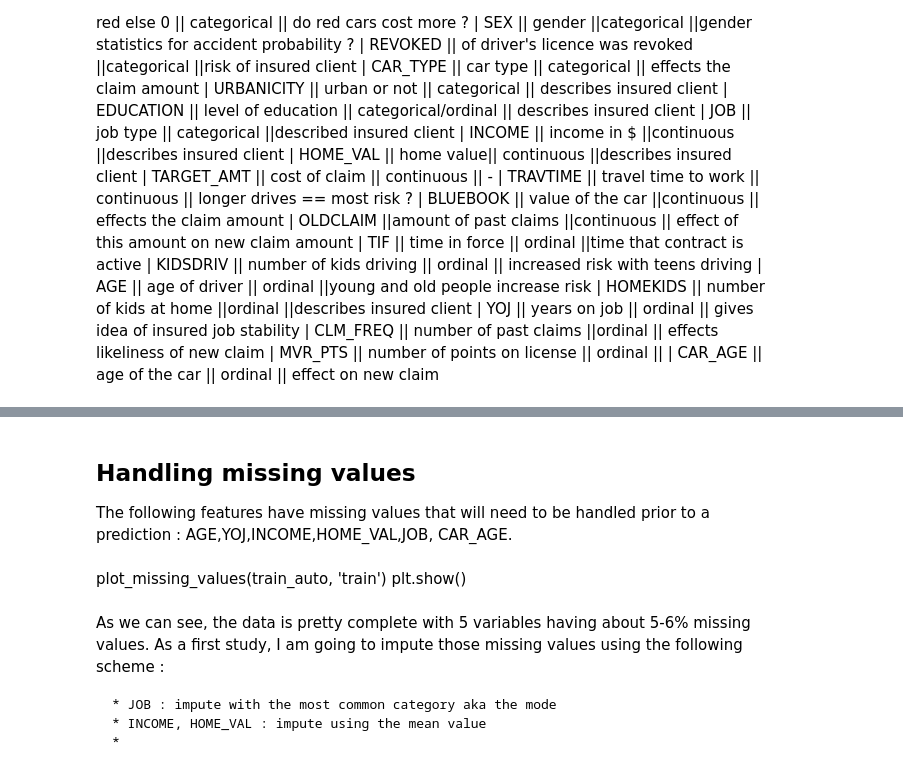
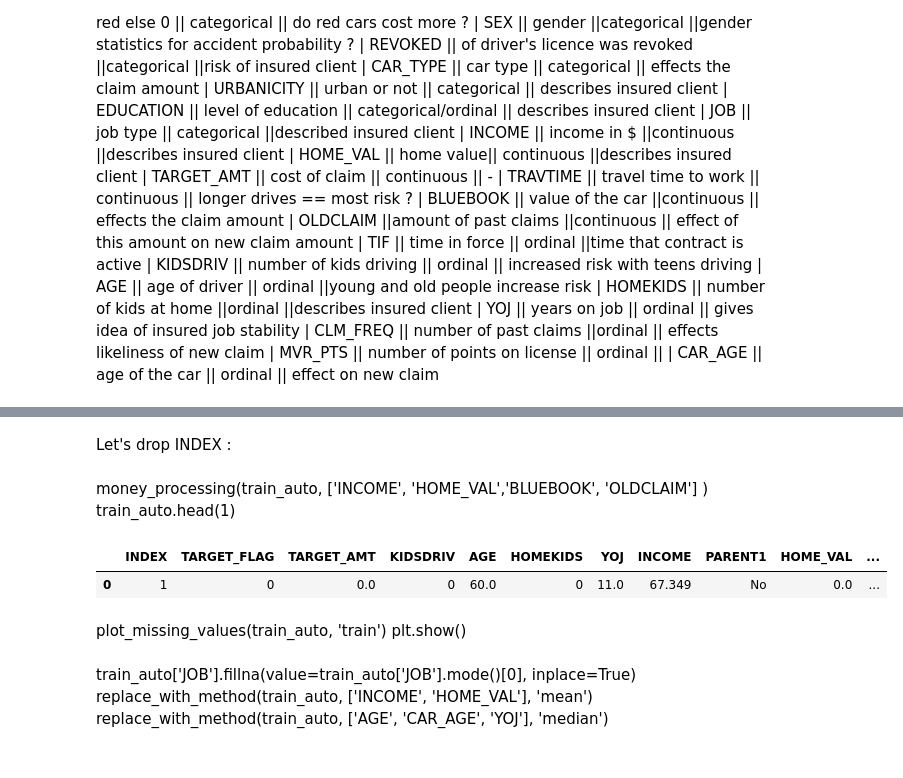
Before and after one commit to khaoulabelahsen/du_submission, a Jupyter notebook: du_submission/data_analysis.ipynb, the cells around one changed output, grey strips where cells are left out. Saved outputs shown, nothing was run; the diff lists cells and outputs as text; code cells hidden in the pictures.

```diff
--- a/du_submission/data_analysis.ipynb
+++ b/du_submission/data_analysis.ipynb
@@ -137,4 +128,2 @@ train_auto.head(1)
-# %% [markdown]
-## Handling missing values
-
-The following features have missing values that will need to be handled prior to a prediction : AGE,YOJ,INCOME,HOME_VAL,JOB, CAR_AGE.
+# %% [markdown]
+Let's drop INDEX :
@@ -140,0 +136,10 @@ The following features have missing values that will need to be handled prior to
+# %% [markdown]
+money_processing(train_auto, ['INCOME', 'HOME_VAL','BLUEBOOK', 'OLDCLAIM'] )
+train_auto.head(1)
+# %%
+train_auto['MSTATUS'] = train_auto['MSTATUS'].apply(lambda x : x.strip('z_<'))
+train_auto['PARENT1'] = train_auto['PARENT1'].apply(lambda x : x.strip('z_<'))
+train_auto['URBANICITY'] = train_auto['URBANICITY'].apply(lambda x : x.strip('z_<'))
+# %% [output]
+|  | INDEX | TARGET_FLAG | TARGET_AMT | KIDSDRIV | AGE | HOMEKIDS | YOJ | INCOME | PARENT1 | HOME_VAL | ... |
+| 0 | 1 | 0 | 0.0 | 0 | 60.0 | 0 | 11.0 | 67.349 | No | 0.0 | ... |
@@ -141,9 +150,3 @@ The following features have missing values that will need to be handled prior to
 # %% [markdown]
 plot_missing_values(train_auto, 'train')
 plt.show()
-# %% [markdown]
-As we can see, the data is pretty complete with 5 variables having about 5-6% missing values. As a first study, I am going to impute those missing values using the following scheme :
-
-    * JOB : impute with the most common category aka the mode
-    * INCOME, HOME_VAL : impute using the mean value
-    *
@@ -149,0 +161,4 @@ As we can see, the data is pretty complete with 5 variables having about 5-6% mi
+# %% [markdown]
+train_auto['JOB'].fillna(value=train_auto['JOB'].mode()[0], inplace=True)
+replace_with_method(train_auto, ['INCOME', 'HOME_VAL'], 'mean')
+replace_with_method(train_auto, ['AGE', 'CAR_AGE', 'YOJ'], 'median')
```
Also changed, not shown: parts of 52 cells of this notebook, 4 other files.
